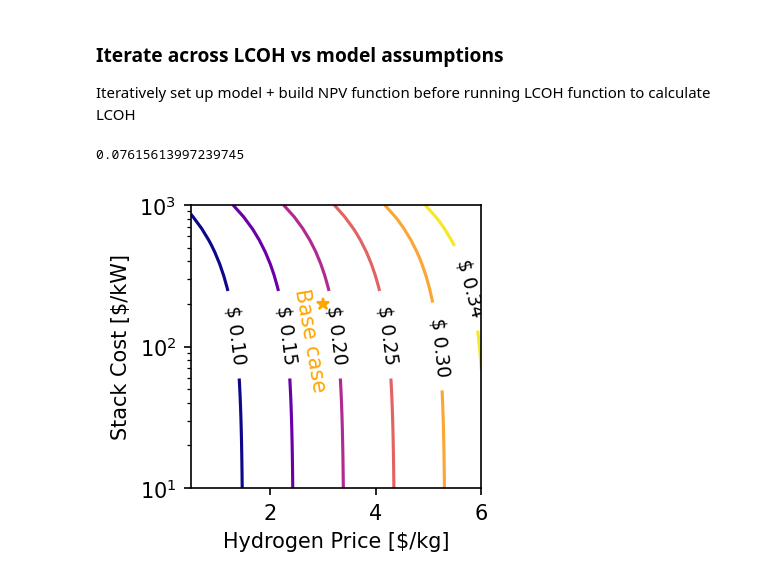
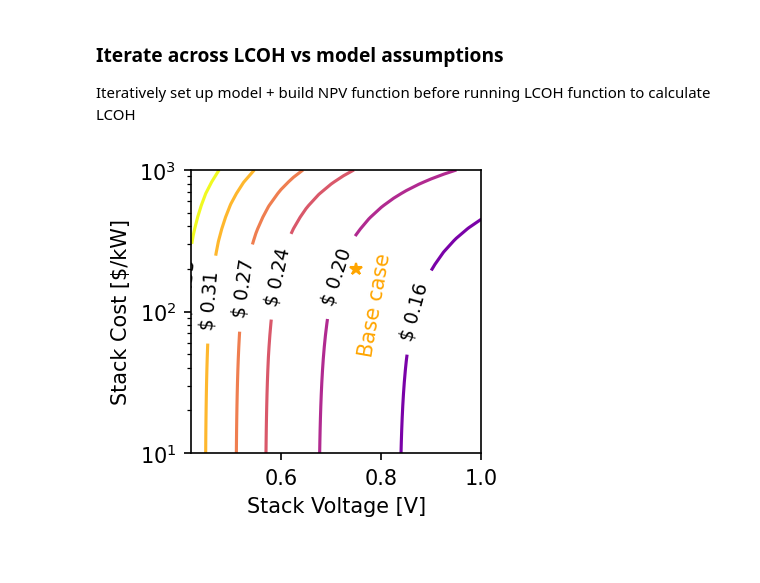
Before and after one commit to pkempler/LDES2021, a Jupyter notebook: FuelCell_StackHydrogen.ipynb, the cells around one changed output. Cells and saved outputs as stored; diff of their text form; code cells hidden in the pictures.

```diff
--- a/FuelCell_StackHydrogen.ipynb
+++ b/FuelCell_StackHydrogen.ipynb
@@ -54,17 +50,20 @@ MINEFFICIENCY = MAXCELLV - voltage_drift * 8760 * CAPACITY * 10
 # Reference: https://www.hydrogen.energy.gov/pdfs/review20/fc163_james_2020_o.pdf
 
 ## Stack model
-nameplate_capacity = 1E4  # 10,000 kW (10 MW)
+nameplate_capacity = 1e4  # 10,000 kW (10 MW)
+hours_stored = 1e2
 max_year = 20
 
-def system_model(fc_stack_cost, SHOWCOSTS=False):
+def system_model(fc_stack_cost, MAXCELLV, SHOWCOSTS=False):
+
+    MINEFFICIENCY = MAXCELLV - voltage_drift * 8760 * CAPACITY * replace_rate
 
     #====Model inputs
     balance_specific_cost = 50 # $/kW
      ##Reference: 2021 DOE Hydrogen and Fuel Cells Program Review Presentation
     balance_system_cost = balance_specific_cost * nameplate_capacity
 
-    hydrogen_stored = 1E6 / (33.4 * MINEFFICIENCY) #10,000 kW * 100 hours / (33.4 * EFFICIENCY kWh/kg)
+    hydrogen_stored = nameplate_capacity * hours_stored / (33.4 * MINEFFICIENCY) #10,000 kW * 100 hours / (33.4 * EFFICIENCY kWh/kg)
     storage_specific_capital = 72 # $/kg stored https://www.hydrogen.energy.gov/pdfs/review19/st001_ahluwalia_2019_o.pdf
     #storage capital can be lower for salt-caverns, for example
     storage_capital = storage_specific_capital * hydrogen_stored
@@ -96,14 +87,14 @@ Mechanical: $0.50 million
 # %% [markdown]
 ### Calculate LCOH
 # %%
-def NPV_calc(HYDROGEN, ELECTRIC, stack_cost, SHOWTABLE = False):
+def NPV_calc(HYDROGEN, ELECTRIC, stack_cost, MAXCELLV, SHOWTABLE = False):
 
    #Scheduled cash flow
     CashFlow = pd.DataFrame({'Years':[],'Stack Life':[],'Inflation Year':[],
                             'Stack Eff':[], 'Hydrogen Sales':[],'Replacement Costs':[],'Operating Costs':[],
                             'Net Cash Flow':[],'Discounted Flow':[]})
 
-    system_cost=system_model(stack_cost)
+    system_cost=system_model(stack_cost, MAXCELLV)
 
     ## Initialize variables
     year = [1]
@@ -198,50 +155,42 @@ plt.plot(prices,npv_result)
 # %%
-def LCOE(cost_of_hydrogen,stack_cost):
+cost_of_hydrogen=3
+def LCOE(max_cell_v, stack_cost):
 
     low_price = 0.01
     high_price = 0.25
-    low_val = NPV_calc(HYDROGEN=cost_of_hydrogen,ELECTRIC=low_price,stack_cost=stack_cost)
-    high_val = NPV_calc(HYDROGEN=cost_of_hydrogen, ELECTRIC=high_price,stack_cost=stack_cost)
+    low_val = NPV_calc(HYDROGEN=cost_of_hydrogen,ELECTRIC=low_price,stack_cost=stack_cost, MAXCELLV=max_cell_v)
+    high_val = NPV_calc(HYDROGEN=cost_of_hydrogen, ELECTRIC=high_price,stack_cost=stack_cost, MAXCELLV=max_cell_v)
 
     slope = (high_price - low_price)/(high_val - low_val)
 
-#     print()
-#     print(" = = = = = = = = = ")
-#     print("Hydrogen price = ${0:0.2f}/kWh".format(cost_of_hydrogen))
-#     print("Capacity factor = {0:0.2f}".format(CAPACITY))
-#     print("Levelized cost of electricity ($/kWh) is... ")
-
     return high_price - high_val*slope
 # %% [markdown]
 ### Iterate across LCOH vs model assumptions
 
 Iteratively set up model + build NPV function before running LCOH function to calculate LCOH
-# %%
-LCOE(1,25)
-# %% [output]
-0.07615613997239745
 # %%
 ## Set up a mesh grid for desired variables
-Hs = np.linspace(0.5,6,15)
+Es = np.linspace(0.4,1,25)
 Stacks = np.logspace(1,3,25)
-XX,YY = np.meshgrid(Hs,Stacks) # syntax is columns, rows
+XX,YY = np.meshgrid(Es,Stacks) # syntax is columns, rows
 rs, cs = np.shape(XX)
 Z = np.zeros((rs,cs))
 
 for row in range(0,len(Stacks)):
-    for col in range(0,len(Hs)):
-            H = XX[row,col]
+    for col in range(0,len(Es)):
+            E = XX[row,col]
             stack = YY[row,col]
-            Z[row,col] = LCOE(cost_of_hydrogen=H, stack_cost=stack)
+            Z[row,col] = LCOE(max_cell_v = E, stack_cost = stack)
 # %%
 fig, ax = plt.subplots(figsize=(2.5,2.5))
-CS = ax.contour(XX, YY, Z, [0.10, 0.15, 0.20, 0.25, 0.30, 0.34], cmap='plasma', vmin=0.10, vmax=0.35)
-ax.set_xlabel('Hydrogen Price [$/kg]')
+CS = ax.contour(XX, YY, Z, [0.16, 0.20, 0.24, 0.27, 0.31, 0.35], cmap='plasma', vmin=0.10, vmax=0.35)
+ax.set_xlabel('Stack Voltage [V]')
 ax.set_ylabel('Stack Cost [\$/kW]')
-ax.plot(3,200,'*',color='orange')
-ax.text(2.4,50,'Base case',color='orange', rotation=-80)
 ax.set_yscale('log')
+ax.plot(0.75,200,'*',color='orange')
+ax.text(0.75,50,'Base case',color='orange', rotation=80)
+ax.set_xlim([0.42,1])
 ax.clabel(CS, inline=True, fontsize=9, colors='k', fmt='$ %1.2f')
 plt.gcf().set_dpi(150)
 # %% [output]
-[figure, old version]
+[figure, new version]
```
Also changed, not shown: parts of 5 cells of this notebook.
